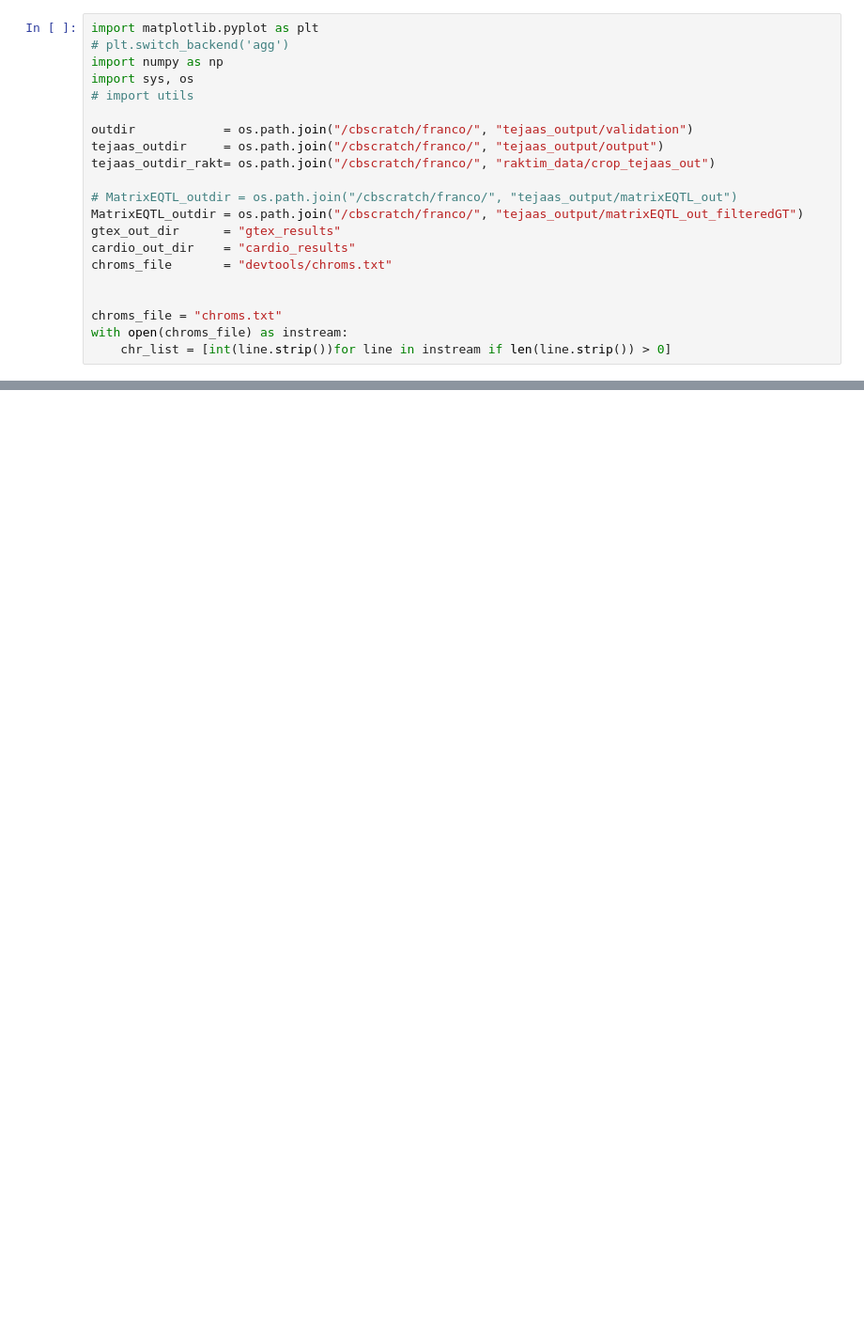
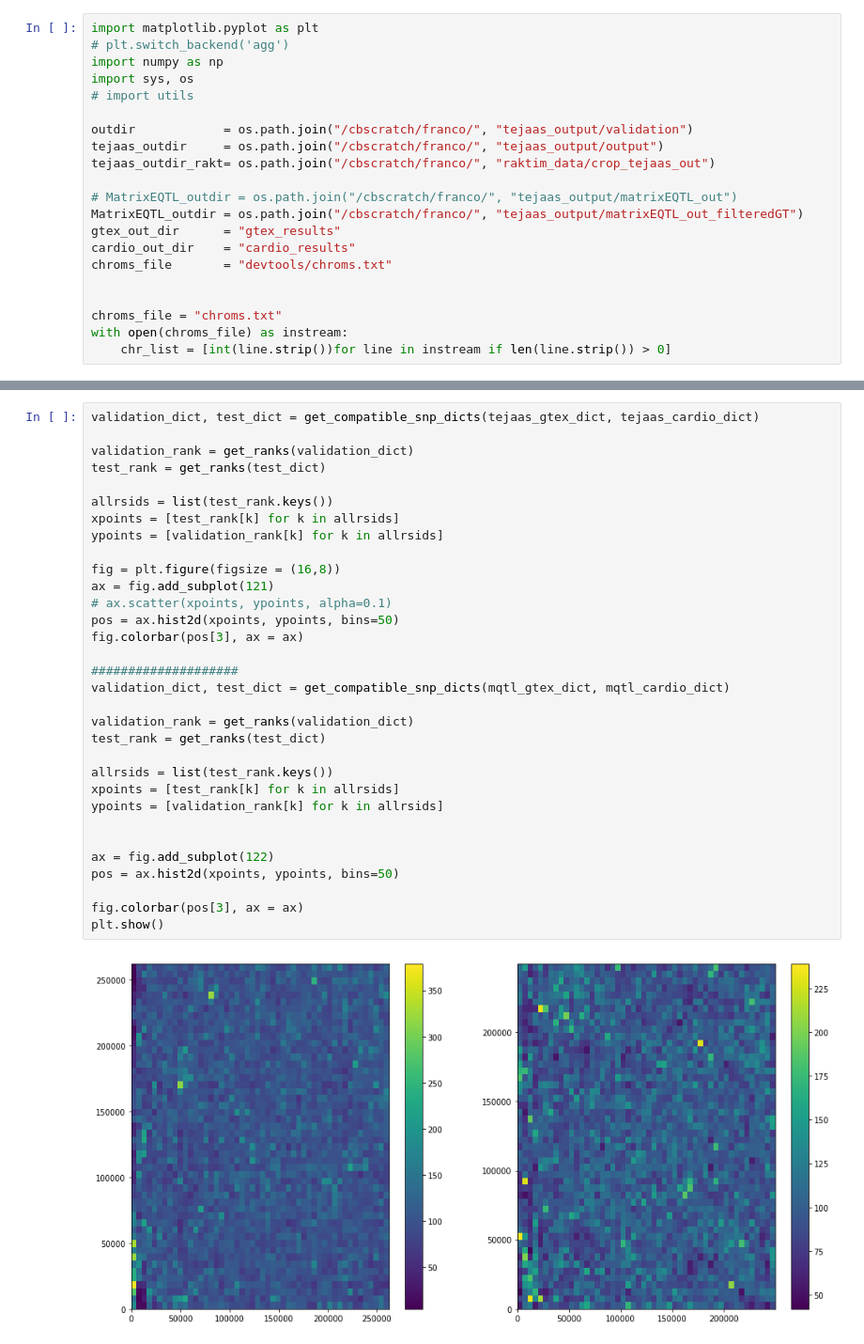
Before and after one commit to timkartar/Tejaas_Pipeline, a Jupyter notebook: devtools/validation_pipeline_plots.ipynb, the cells around one changed output, grey strips where cells are left out. Shown: that part at 94% size. Saved outputs shown, nothing was run; the diff lists cells and outputs as text; blank space fills up the shorter version.

```diff
--- a/devtools/validation_pipeline_plots.ipynb
+++ b/devtools/validation_pipeline_plots.ipynb
@@ -427,3 +567,37 @@ def evaluate_replication(test_dict, validation_dict, islog=True, randomize=False
+# %%
+validation_dict, test_dict = get_compatible_snp_dicts(tejaas_gtex_dict, tejaas_cardio_dict)
+
+validation_rank = get_ranks(validation_dict)
+test_rank = get_ranks(test_dict)
+
+allrsids = list(test_rank.keys())
+xpoints = [test_rank[k] for k in allrsids]
+ypoints = [validation_rank[k] for k in allrsids]
+
+fig = plt.figure(figsize = (16,8))
+ax = fig.add_subplot(121)
+# ax.scatter(xpoints, ypoints, alpha=0.1)
+pos = ax.hist2d(xpoints, ypoints, bins=50)
+fig.colorbar(pos[3], ax = ax)
+
+####################
+validation_dict, test_dict = get_compatible_snp_dicts(mqtl_gtex_dict, mqtl_cardio_dict)
+
+validation_rank = get_ranks(validation_dict)
+test_rank = get_ranks(test_dict)
+
+allrsids = list(test_rank.keys())
+xpoints = [test_rank[k] for k in allrsids]
+ypoints = [validation_rank[k] for k in allrsids]
+
+
+ax = fig.add_subplot(122)
+pos = ax.hist2d(xpoints, ypoints, bins=50)
+
+fig.colorbar(pos[3], ax = ax)
+plt.show()
+# %% [output]
+[figure, added]
 # %%
 import matplotlib.pyplot
 
```
Also changed, not shown: parts of 16 cells of this notebook, 13 other files.
